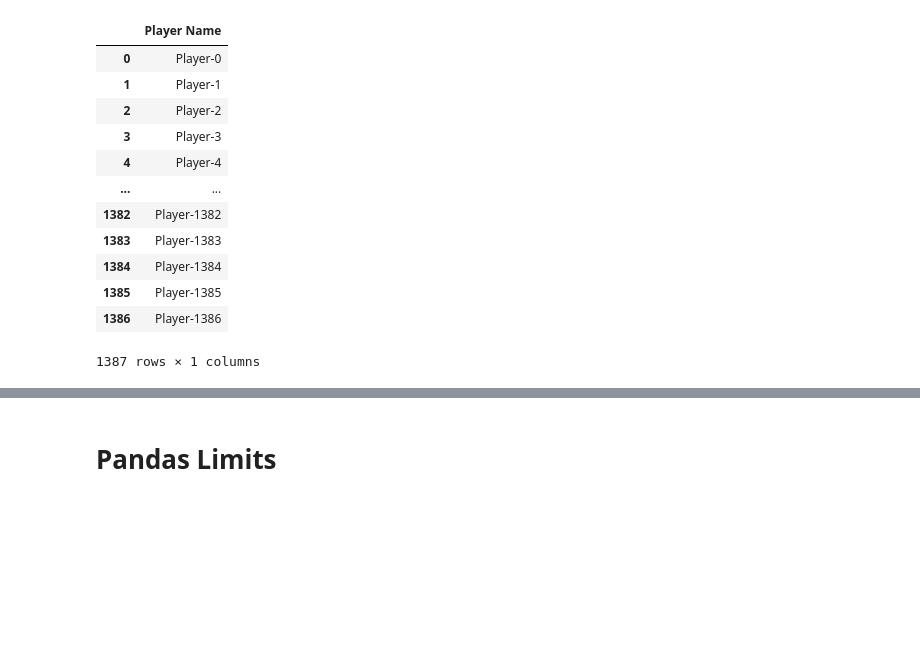
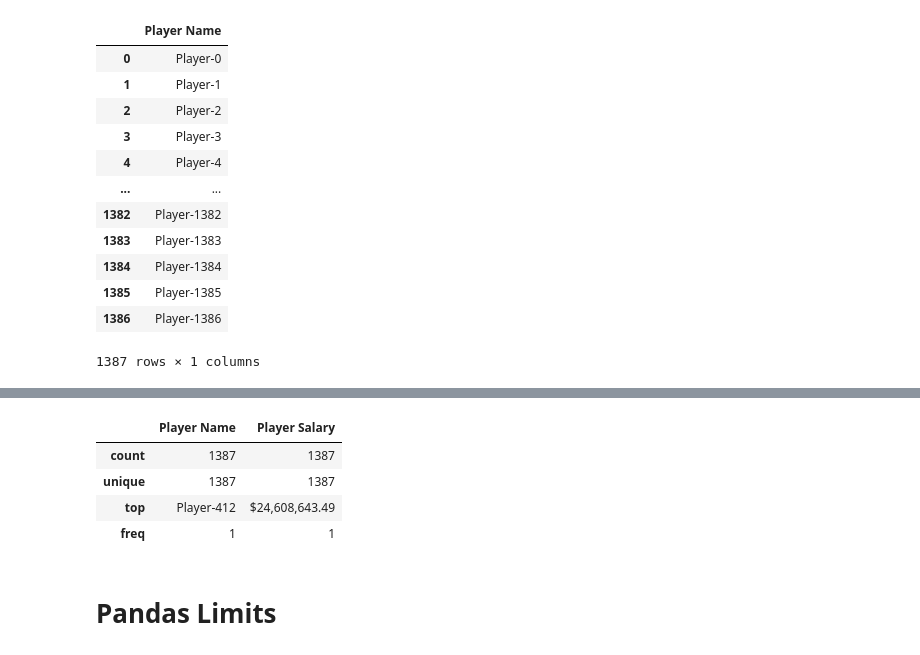
Before and after one commit to mcg97/Pybliothek, a Jupyter notebook: Pandas_Infos.ipynb, the cells around one changed output, grey strips where cells are left out. Cells and saved outputs as stored; diff of their text form; code cells hidden in the pictures; blank space fills up the shorter version.

```diff
--- a/Pandas_Infos.ipynb
+++ b/Pandas_Infos.ipynb
@@ -111,3 +132,11 @@ df_one_col
+# %%
+data_understand_df
+# %% [output]
+|  | Player Name | Player Salary |
+| count | 1387 | 1387 |
+| unique | 1387 | 1387 |
+| top | Player-412 | $24,608,643.49 |
+| freq | 1 | 1 |
 # %% [markdown]
 # Pandas Limits
 # %% [markdown]
```
Also changed, not shown: parts of 6 cells of this notebook.
